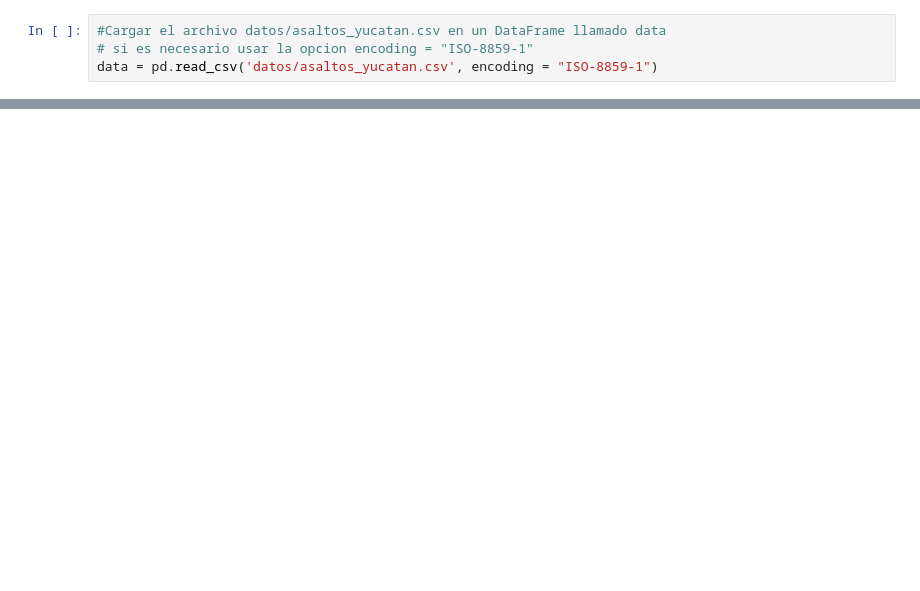
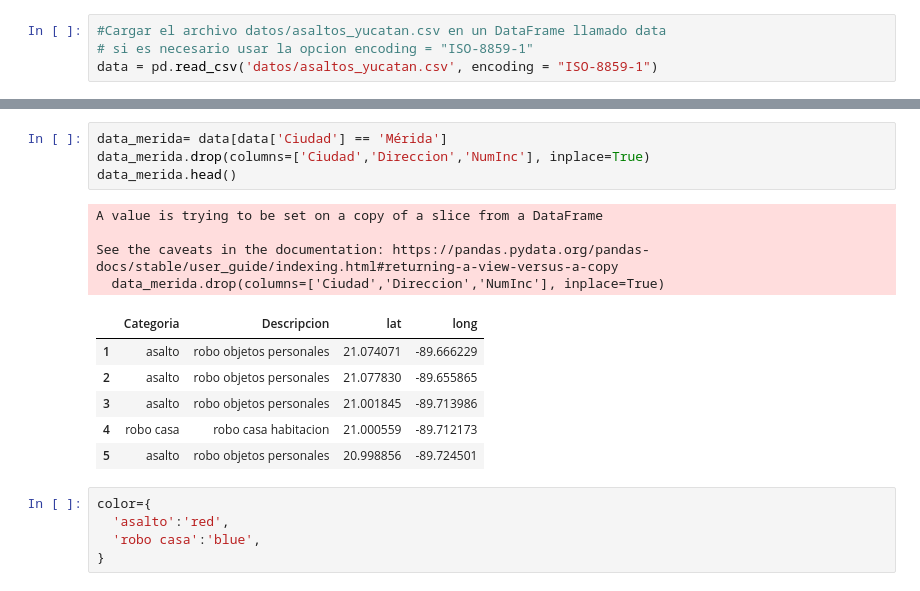
Before and after one commit to depresionTropical/data-science-class, a Jupyter notebook: CD_14_Visualizacion_Folium/CD_14_ejercicio-1-CrimenesEnMerida_VictorHugo_MartínezGonzález.ipynb, the cells around one changed output, grey strips where cells are left out. Cells and saved outputs as stored; diff of their text form; blank space fills up the shorter version.

```diff
--- a/CD_14_Visualizacion_Folium/CD_14_ejercicio-1-CrimenesEnMerida_VictorHugo_MartínezGonzález.ipynb
+++ b/CD_14_Visualizacion_Folium/CD_14_ejercicio-1-CrimenesEnMerida_VictorHugo_MartínezGonzález.ipynb
@@ -45,0 +54,20 @@ data.head()
+# %%
+data_merida= data[data['Ciudad'] == 'Mérida']
+data_merida.drop(columns=['Ciudad','Direccion','NumInc'], inplace=True)
+data_merida.head()
+# %% [output]
+A value is trying to be set on a copy of a slice from a DataFrame
+
+See the caveats in the documentation: https://pandas.pydata.org/pandas-docs/stable/user_guide/indexing.html#returning-a-view-versus-a-copy
+  data_merida.drop(columns=['Ciudad','Direccion','NumInc'], inplace=True)
+|  | Categoria | Descripcion | lat | long |
+| 1 | asalto | robo objetos personales | 21.074071 | -89.666229 |
+| 2 | asalto | robo objetos personales | 21.077830 | -89.655865 |
+| 3 | asalto | robo objetos personales | 21.001845 | -89.713986 |
+| 4 | robo casa | robo casa habitacion | 21.000559 | -89.712173 |
+| 5 | asalto | robo objetos personales | 20.998856 | -89.724501 |
+# %%
+color={
+  'asalto':'red',
+  'robo casa':'blue',
+}
```
Also changed, not shown: parts of 3 cells of this notebook.
